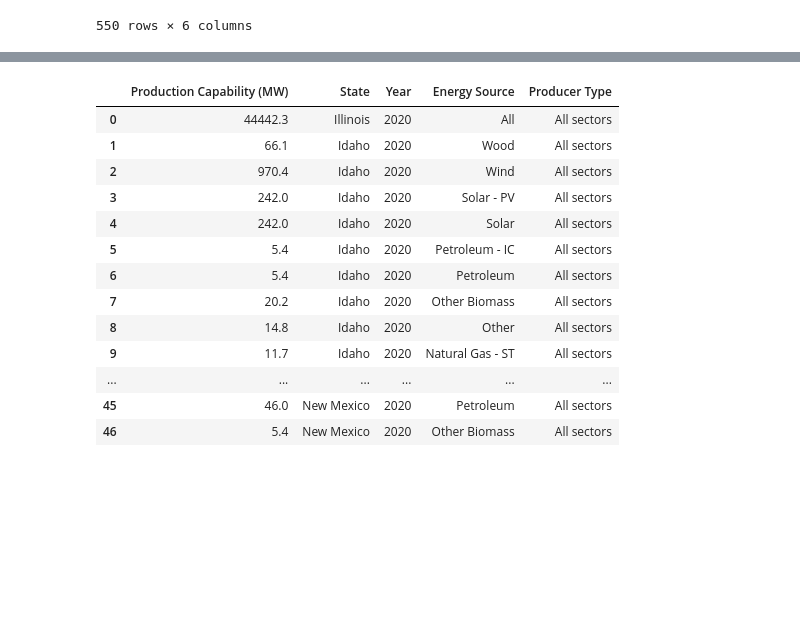
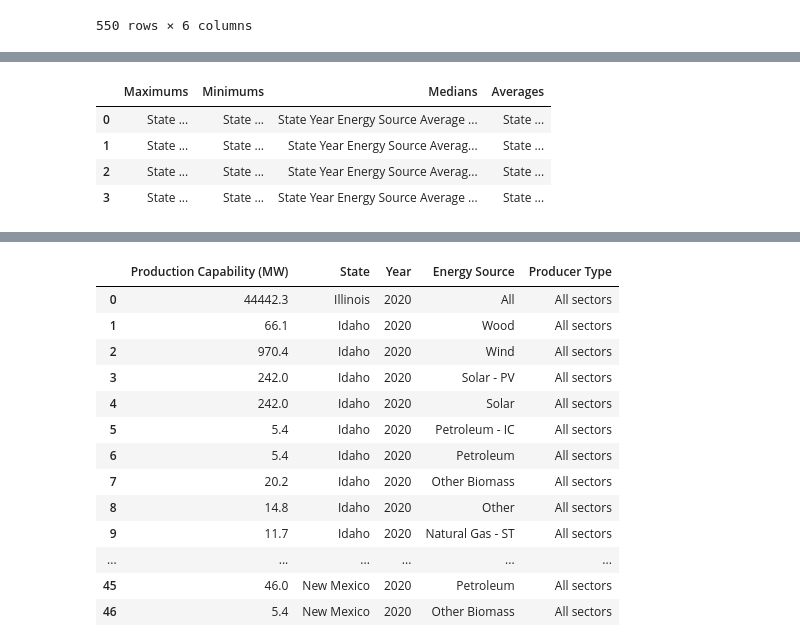
Before and after one commit to andrew8185/project-01, a Jupyter notebook: project_1.ipynb, the cells around one changed output, grey strips where cells are left out. Saved outputs shown, nothing was run; the diff lists cells and outputs as text; code cells hidden in the pictures; blank space fills up the shorter version.

```diff
--- a/project_1.ipynb
+++ b/project_1.ipynb
@@ -59,0 +106,24 @@ df_2018_state_key_stats.reset_index(drop=True, inplace=True)
+# %%
+df_2008_max_co2_emissions = df_2008_state_key_stats.loc[(df_2008_state_key_stats['CO2 Emissions (lbs per MW Hour)'].idxmax())]
+print(df_2008_max_co2_emissions)
+df_2018_max_co2_emissions = df_2018_state_key_stats.loc[(df_2018_state_key_stats['CO2 Emissions (lbs per MW Hour)'].idxmax())]
+print(df_2018_max_co2_emissions)
+
+df_2008_min_co2_emissions = df_2008_state_key_stats.loc[(df_2008_state_key_stats['CO2 Emissions (lbs per MW Hour)'].idxmin())]
+print(df_2008_min_co2_emissions)
+df_2018_min_co2_emissions = df_2018_state_key_stats.loc[(df_2018_state_key_stats['CO2 Emissions (lbs per MW Hour)'].idxmin())]
+df_2018_min_co2_emissions
+
+print(df_2008_state_key_stats['CO2 Emissions (lbs per MW Hour)'].median())
+df_2008_median_co2_emissions = df_2008_state_key_stats.loc[[19, 40], :]
+df_2008_median_co2_emissions
+print(df_2018_state_key_stats['CO2 Emissions (lbs per MW Hour)'].median())
+df_2018_median_co2_emissions = df_2018_state_key_stats.loc[[36, 22], :]
+df_2018_median_co2_emissions
+
+print(df_2008_state_key_stats['CO2 Emissions (lbs per MW Hour)'].mean())
+df_2008_mean_co2_emissions = df_2008_state_key_stats.loc[19, :]
+print(df_2008_mean_co2_emissions)
+print(df_2018_state_key_stats['CO2 Emissions (lbs per MW Hour)'].mean())
+df_2018_mean_co2_emissions = df_2018_state_key_stats.loc[35, :]
+print(df_2018_mean_co2_emissions)
@@ -59,0 +148,13 @@ df_2018_state_key_stats.reset_index(drop=True, inplace=True)
+# %%
+key_stats_combined = {'Maximums': [df_2008_max_average_price, df_2018_max_average_price, df_2008_max_co2_emissions, df_2018_max_co2_emissions],
+                      'Minimums': [df_2008_min_average_price, df_2018_min_average_price, df_2008_min_co2_emissions, df_2018_min_co2_emissions],
+                      'Medians': [df_2008_median_average_price, df_2018_median_average_price, df_2008_median_co2_emissions, df_2018_median_co2_emissions],
+                      'Averages': [df_2008_mean_average_price, df_2018_mean_average_price, df_2008_mean_co2_emissions, df_2018_mean_co2_emissions]}
+df_key_stats_combined = pd.DataFrame(key_stats_combined)
+df_key_stats_combined.head(50)
+# %% [output]
+|  | Maximums | Minimums | Medians | Averages |
+| 0 | State ... | State ... | State Year Energy Source Average ... | State ... |
+| 1 | State ... | State ... | State Year Energy Source Averag... | State ... |
+| 2 | State ... | State ... | State Year Energy Source Averag... | State ... |
+| 3 | State ... | State ... | State Year Energy Source Average ... | State ... |
```
Also changed, not shown: parts of 13 cells of this notebook.
